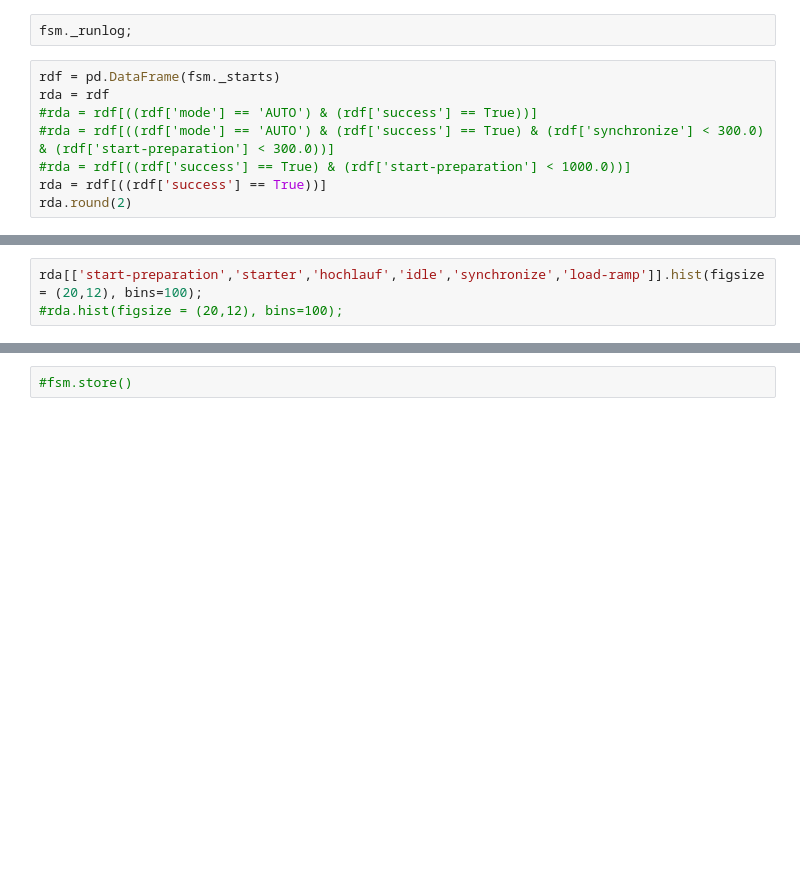
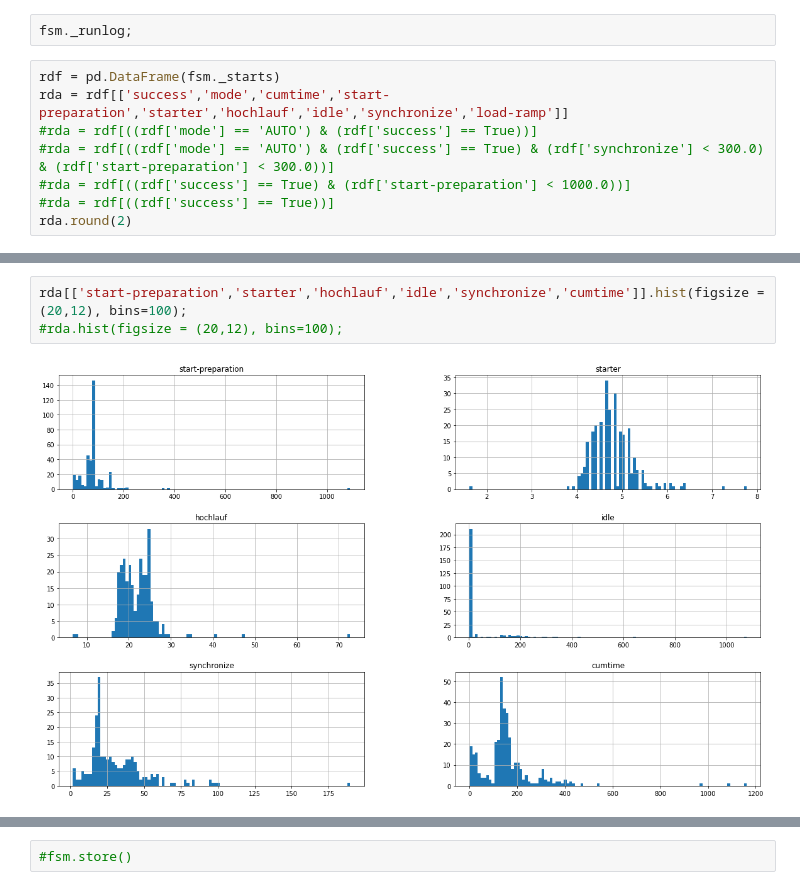
Before and after one commit to dieterch/statemachine, a Jupyter notebook: play.ipynb, the cells around one changed output, grey strips where cells are left out. Saved outputs shown, nothing was run; the diff lists cells and outputs as text; blank space fills up the shorter version.

```diff
--- a/play.ipynb
+++ b/play.ipynb
@@ -35,9 +35,9 @@ The autoreload extension is already loaded. To reload it, use:
 fsm._runlog;
 # %%
 rdf = pd.DataFrame(fsm._starts)
-rda = rdf
+rda = rdf[['success','mode','cumtime','start-preparation','starter','hochlauf','idle','synchronize','load-ramp']]
 #rda = rdf[((rdf['mode'] == 'AUTO') & (rdf['success'] == True))]
 #rda = rdf[((rdf['mode'] == 'AUTO') & (rdf['success'] == True) & (rdf['synchronize'] < 300.0) & (rdf['start-preparation'] < 300.0))]
 #rda = rdf[((rdf['success'] == True) & (rdf['start-preparation'] < 1000.0))]
-rda = rdf[((rdf['success'] == True))]
+#rda = rdf[((rdf['success'] == True))]
 rda.round(2)
@@ -46,4 +69,6 @@ rda.describe().round(2).T
 # %%
-rda[['start-preparation','starter','hochlauf','idle','synchronize','load-ramp']].hist(figsize = (20,12), bins=100);
+rda[['start-preparation','starter','hochlauf','idle','synchronize','cumtime']].hist(figsize = (20,12), bins=100);
 #rda.hist(figsize = (20,12), bins=100);
+# %% [output]
+[figure, added]
 # %%
```
Also changed, not shown: parts of 14 cells of this notebook, 4 other files.
